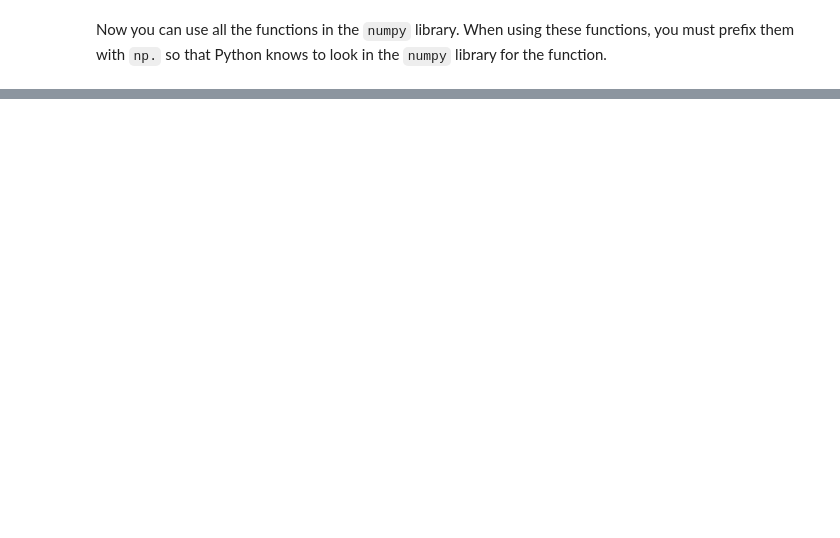
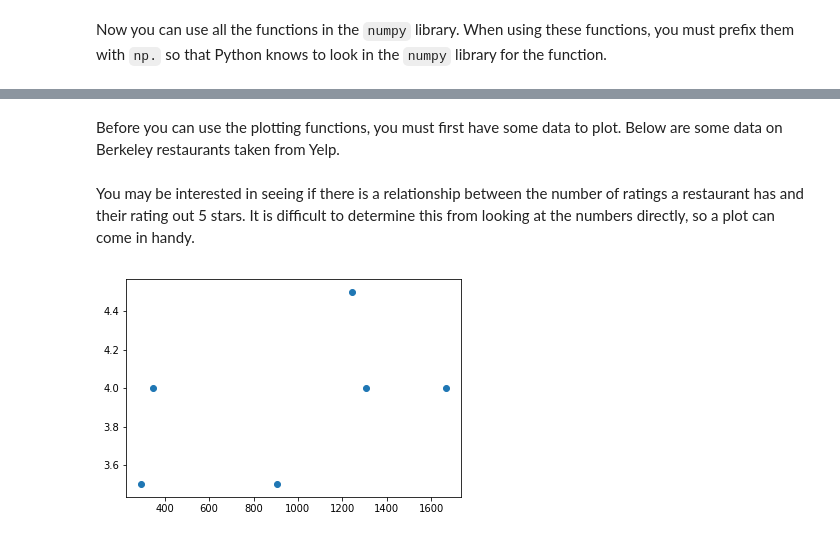
Before and after one commit to ds-modules/MCB-32, a Jupyter notebook: lab02/lab02.ipynb, the cells around one changed output, grey strips where cells are left out. Cells and saved outputs as stored; diff of their text form; code cells hidden in the pictures; blank space fills up the shorter version.

```diff
--- a/lab02/lab02.ipynb
+++ b/lab02/lab02.ipynb
@@ -202,0 +215,16 @@ np.mean(my_list)
+# %% [markdown]
+Before you can use the plotting functions, you must first have some data to plot. Below are some data on Berkeley restaurants taken from Yelp.
+# %%
+restaurants = ["Gypsy's", "Tacos Sinaloa", "Sliver", "Muracci's", "Brazil Cafe", "Thai Basil"]
+rating = [4, 4, 4, 3.5, 4.5, 3.5]
+number_of_ratings = [1666, 347, 1308, 294, 1246, 904]
+# %% [markdown]
+You may be interested in seeing if there is a relationship between the number of ratings a restaurant has and their rating out 5 stars. It is difficult to determine this from looking at the numbers directly, so a plot can come in handy.
+# %%
+# create a scatter plot
+plt.scatter(number_of_ratings, rating)
+
+# show the plot
+plt.show()
+# %% [output]
+[figure, added]
```
Also changed, not shown: parts of 19 cells of this notebook.
